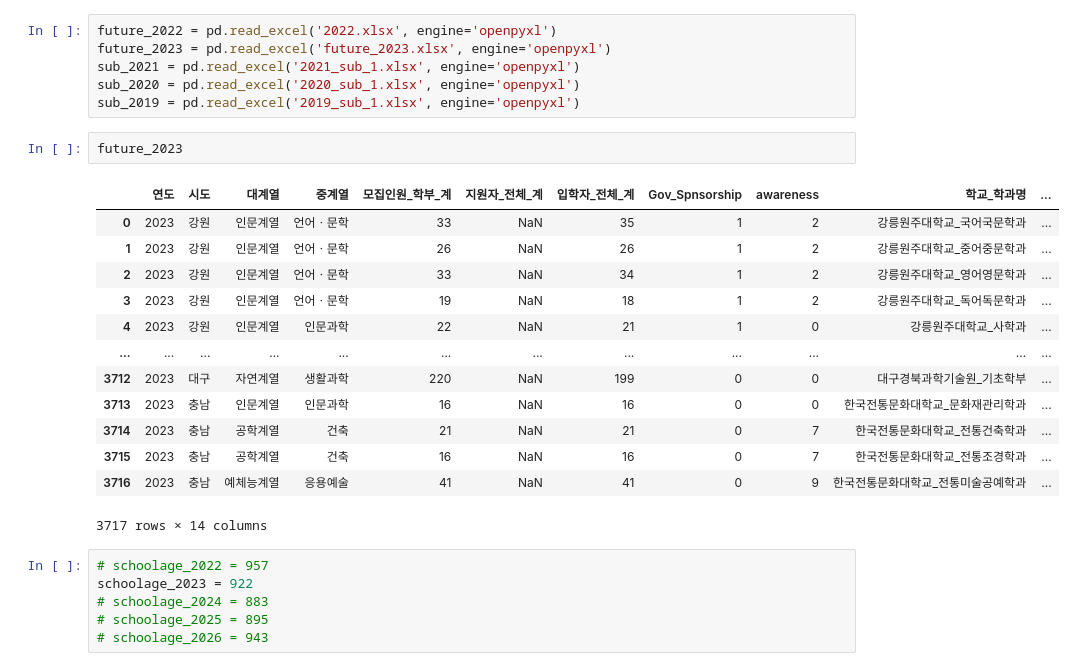
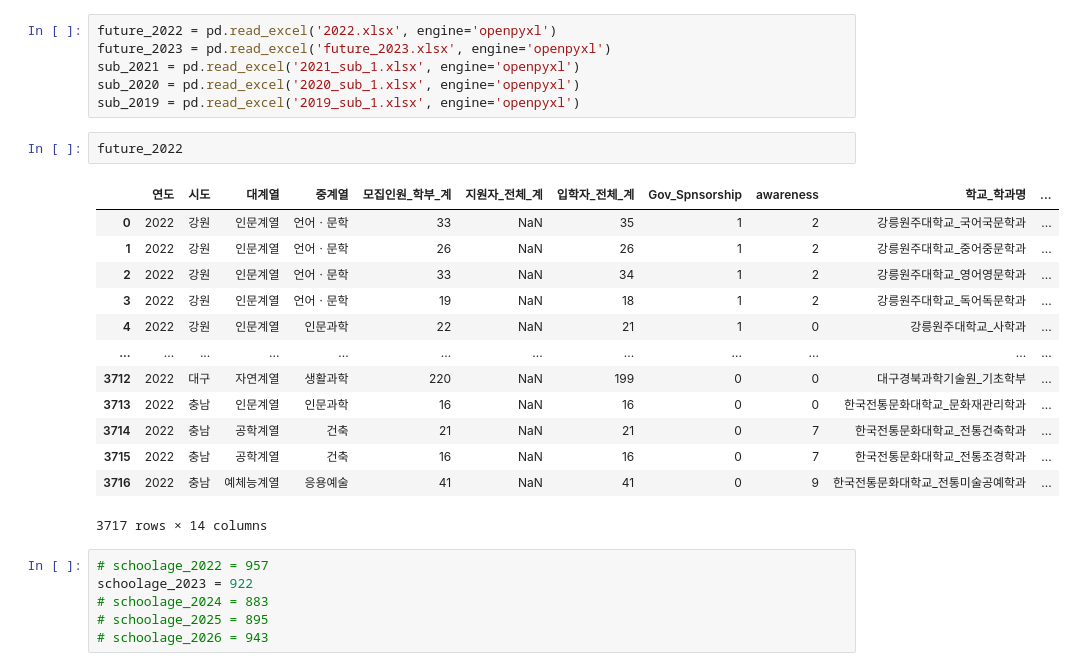
Before and after one commit to PIYUJIN/Business-Analytics_term-project, a Jupyter notebook: future_features_2023.ipynb, the cells around one changed output. Cells and saved outputs as stored; diff of their text form.

```diff
--- a/future_features_2023.ipynb
+++ b/future_features_2023.ipynb
@@ -13,22 +13,22 @@ future_2023 = pd.read_excel('future_2023.xlsx', engine='openpyxl')
 sub_2021 = pd.read_excel('2021_sub_1.xlsx', engine='openpyxl')
 sub_2020 = pd.read_excel('2020_sub_1.xlsx', engine='openpyxl')
 sub_2019 = pd.read_excel('2019_sub_1.xlsx', engine='openpyxl')
-# %%
-future_2023
-# %% [output]
-|  | 연도 | 시도 | 대계열 | 중계열 | 모집인원_학부_계 | 지원자_전체_계 | 입학자_전체_계 | Gov_Spnsorship | awareness | 학교_학과명 | ... |
-| 0 | 2023 | 강원 | 인문계열 | 언어ㆍ문학 | 33 | NaN | 35 | 1 | 2 | 강릉원주대학교_국어국문학과 | ... |
-| 1 | 2023 | 강원 | 인문계열 | 언어ㆍ문학 | 26 | NaN | 26 | 1 | 2 | 강릉원주대학교_중어중문학과 | ... |
-| 2 | 2023 | 강원 | 인문계열 | 언어ㆍ문학 | 33 | NaN | 34 | 1 | 2 | 강릉원주대학교_영어영문학과 | ... |
-| 3 | 2023 | 강원 | 인문계열 | 언어ㆍ문학 | 19 | NaN | 18 | 1 | 2 | 강릉원주대학교_독어독문학과 | ... |
-| 4 | 2023 | 강원 | 인문계열 | 인문과학 | 22 | NaN | 21 | 1 | 0 | 강릉원주대학교_사학과 | ... |
-| ... | ... | ... | ... | ... | ... | ... | ... | ... | ... | ... | ... |
-| 3712 | 2023 | 대구 | 자연계열 | 생활과학 | 220 | NaN | 199 | 0 | 0 | 대구경북과학기술원_기초학부 | ... |
-| 3713 | 2023 | 충남 | 인문계열 | 인문과학 | 16 | NaN | 16 | 0 | 0 | 한국전통문화대학교_문화재관리학과 | ... |
-| 3714 | 2023 | 충남 | 공학계열 | 건축 | 21 | NaN | 21 | 0 | 7 | 한국전통문화대학교_전통건축학과 | ... |
-| 3715 | 2023 | 충남 | 공학계열 | 건축 | 16 | NaN | 16 | 0 | 7 | 한국전통문화대학교_전통조경학과 | ... |
-| 3716 | 2023 | 충남 | 예체능계열 | 응용예술 | 41 | NaN | 41 | 0 | 9 | 한국전통문화대학교_전통미술공예학과 | ... |
-3717 rows × 14 columns
+# %%
+future_2022
+# %% [output]
+|  | 연도 | 시도 | 대계열 | 중계열 | 모집인원_학부_계 | 지원자_전체_계 | 입학자_전체_계 | Gov_Spnsorship | awareness | 학교_학과명 | ... |
+| 0 | 2022 | 강원 | 인문계열 | 언어ㆍ문학 | 33 | NaN | 35 | 1 | 2 | 강릉원주대학교_국어국문학과 | ... |
+| 1 | 2022 | 강원 | 인문계열 | 언어ㆍ문학 | 26 | NaN | 26 | 1 | 2 | 강릉원주대학교_중어중문학과 | ... |
+| 2 | 2022 | 강원 | 인문계열 | 언어ㆍ문학 | 33 | NaN | 34 | 1 | 2 | 강릉원주대학교_영어영문학과 | ... |
+| 3 | 2022 | 강원 | 인문계열 | 언어ㆍ문학 | 19 | NaN | 18 | 1 | 2 | 강릉원주대학교_독어독문학과 | ... |
+| 4 | 2022 | 강원 | 인문계열 | 인문과학 | 22 | NaN | 21 | 1 | 0 | 강릉원주대학교_사학과 | ... |
+| ... | ... | ... | ... | ... | ... | ... | ... | ... | ... | ... | ... |
+| 3712 | 2022 | 대구 | 자연계열 | 생활과학 | 220 | NaN | 199 | 0 | 0 | 대구경북과학기술원_기초학부 | ... |
+| 3713 | 2022 | 충남 | 인문계열 | 인문과학 | 16 | NaN | 16 | 0 | 0 | 한국전통문화대학교_문화재관리학과 | ... |
+| 3714 | 2022 | 충남 | 공학계열 | 건축 | 21 | NaN | 21 | 0 | 7 | 한국전통문화대학교_전통건축학과 | ... |
+| 3715 | 2022 | 충남 | 공학계열 | 건축 | 16 | NaN | 16 | 0 | 7 | 한국전통문화대학교_전통조경학과 | ... |
+| 3716 | 2022 | 충남 | 예체능계열 | 응용예술 | 41 | NaN | 41 | 0 | 9 | 한국전통문화대학교_전통미술공예학과 | ... |
+3717 rows × 14 columns
 # %%
 # schoolage_2022 = 957
 schoolage_2023 = 922
```
Also changed, not shown: parts of 4 cells of this notebook.
